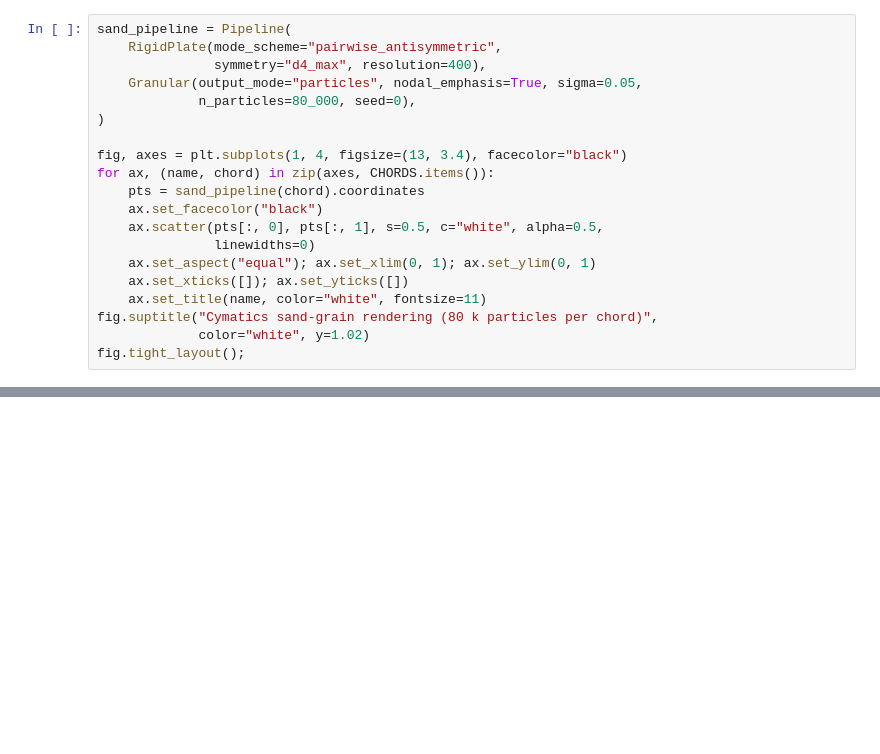
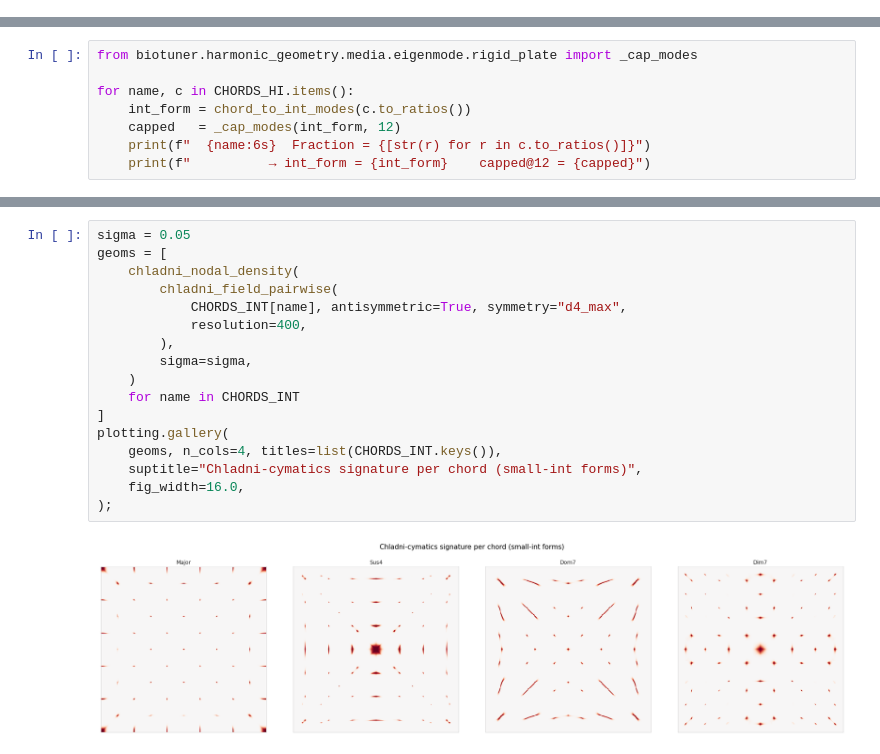
Before and after one commit to AntoineBellemare/biotuner, a Jupyter notebook: docs/examples/chladni_cymatics/01_chladni_cymatics_tour.ipynb, the cells around one changed output, grey strips where cells are left out. Cells and saved outputs as stored; diff of their text form; blank space fills up the shorter version.

```diff
--- a/docs/examples/chladni_cymatics/01_chladni_cymatics_tour.ipynb
+++ b/docs/examples/chladni_cymatics/01_chladni_cymatics_tour.ipynb
@@ -182,20 +0,0 @@ nodal_emphasis=True)`.
-# %%
-sand_pipeline = Pipeline(
-    RigidPlate(mode_scheme="pairwise_antisymmetric",
-               symmetry="d4_max", resolution=400),
-    Granular(output_mode="particles", nodal_emphasis=True, sigma=0.05,
-             n_particles=80_000, seed=0),
-)
-
-fig, axes = plt.subplots(1, 4, figsize=(13, 3.4), facecolor="black")
-for ax, (name, chord) in zip(axes, CHORDS.items()):
-    pts = sand_pipeline(chord).coordinates
-    ax.set_facecolor("black")
-    ax.scatter(pts[:, 0], pts[:, 1], s=0.5, c="white", alpha=0.5,
-               linewidths=0)
-    ax.set_aspect("equal"); ax.set_xlim(0, 1); ax.set_ylim(0, 1)
-    ax.set_xticks([]); ax.set_yticks([])
-    ax.set_title(name, color="white", fontsize=11)
-fig.suptitle("Cymatics sand-grain rendering (80 k particles per chord)",
-             color="white", y=1.02)
-fig.tight_layout();
@@ -306,0 +78,8 @@ print("rendered:", os.path.getsize("renders/chladni_morph_demo.mp4"), "bytes")
+# %%
+from biotuner.harmonic_geometry.media.eigenmode.rigid_plate import _cap_modes
+
+for name, c in CHORDS_HI.items():
+    int_form = chord_to_int_modes(c.to_ratios())
+    capped   = _cap_modes(int_form, 12)
+    print(f"  {name:6s}  Fraction = {[str(r) for r in c.to_ratios()]}")
+    print(f"          → int_form = {int_form}    capped@12 = {capped}")
@@ -306,0 +186,19 @@ print("rendered:", os.path.getsize("renders/chladni_morph_demo.mp4"), "bytes")
+# %%
+sigma = 0.05
+geoms = [
+    chladni_nodal_density(
+        chladni_field_pairwise(
+            CHORDS_INT[name], antisymmetric=True, symmetry="d4_max",
+            resolution=400,
+        ),
+        sigma=sigma,
+    )
+    for name in CHORDS_INT
+]
+plotting.gallery(
+    geoms, n_cols=4, titles=list(CHORDS_INT.keys()),
+    suptitle="Chladni-cymatics signature per chord (small-int forms)",
+    fig_width=16.0,
+);
+# %% [output]
+[figure, added]
```
Also changed, not shown: parts of 44 cells of this notebook, 2 other files.
